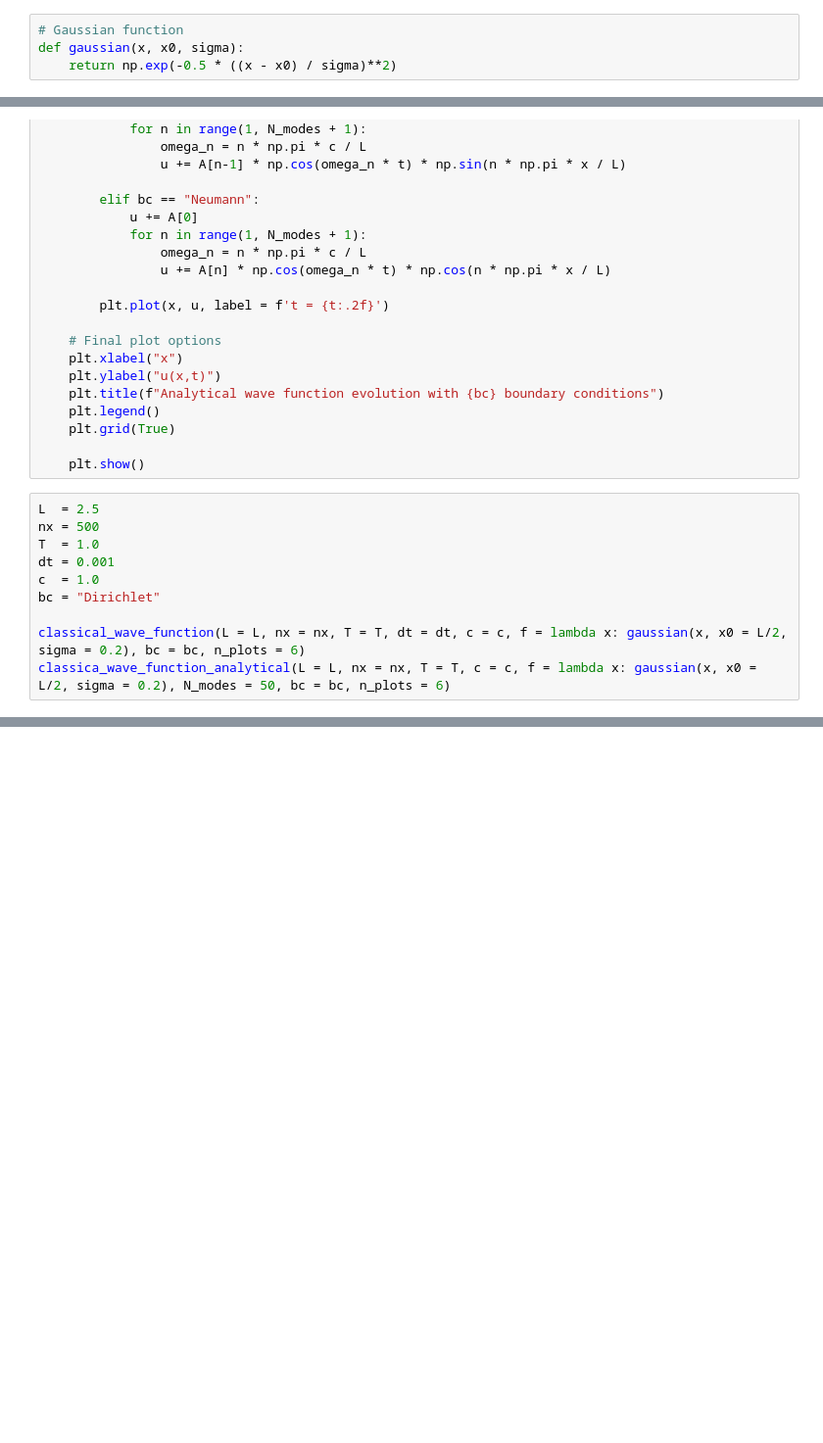
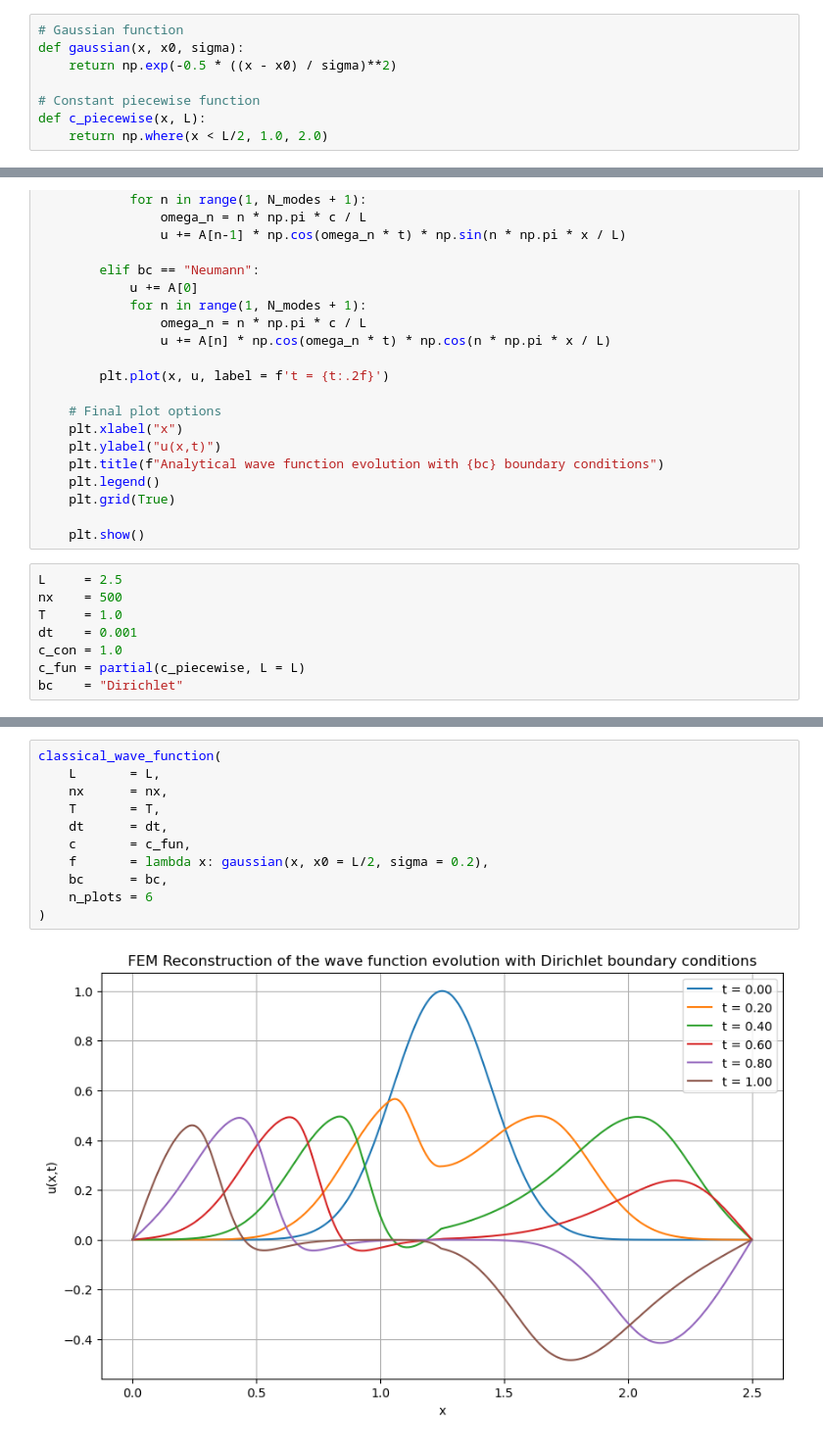
Before and after one commit to darioliotta/Quantum-Information-Project, a Jupyter notebook: try.ipynb, the cells around one changed output, grey strips where cells are left out. Shown at 98% size. Cells and saved outputs as stored; diff of their text form; blank space fills up the shorter version.

```diff
--- a/try.ipynb
+++ b/try.ipynb
@@ -30,6 +31,10 @@ where $u(x,t)$ is the wave field and $c$ is the wave speed.
 # Gaussian function
 def gaussian(x, x0, sigma):
     return np.exp(-0.5 * ((x - x0) / sigma)**2)
+
+# Constant piecewise function
+def c_piecewise(x, L):
+    return np.where(x < L/2, 1.0, 2.0)
 # %%
 def classical_wave_function(L, nx, T, dt, c, f, bc = "Neumann", n_plots = 6):
 
@@ -181,12 +206,10 @@ def classica_wave_function_analytical(L, nx, T, c, f, N_modes = 50, bc = "Dirich
 
     plt.show()
 # %%
-L  = 2.5
-nx = 500
-T  = 1.0
-dt = 0.001
-c  = 1.0
-bc = "Dirichlet"
-
-classical_wave_function(L = L, nx = nx, T = T, dt = dt, c = c, f = lambda x: gaussian(x, x0 = L/2, sigma = 0.2), bc = bc, n_plots = 6)
-classica_wave_function_analytical(L = L, nx = nx, T = T, c = c, f = lambda x: gaussian(x, x0 = L/2, sigma = 0.2), N_modes = 50, bc = bc, n_plots = 6)
+L     = 2.5
+nx    = 500
+T     = 1.0
+dt    = 0.001
+c_con = 1.0
+c_fun = partial(c_piecewise, L = L)
+bc    = "Dirichlet"
@@ -195,0 +216,13 @@ classica_wave_function_analytical(L = L, nx = nx, T = T, c = c, f = lambda x: ga
+# %%
+classical_wave_function(
+    L       = L,
+    nx      = nx,
+    T       = T,
+    dt      = dt,
+    c       = c_fun,
+    f       = lambda x: gaussian(x, x0 = L/2, sigma = 0.2),
+    bc      = bc,
+    n_plots = 6
+)
+# %% [output]
+[figure, added]
```
Also changed, not shown: parts of 4 cells of this notebook, 1 other file.
